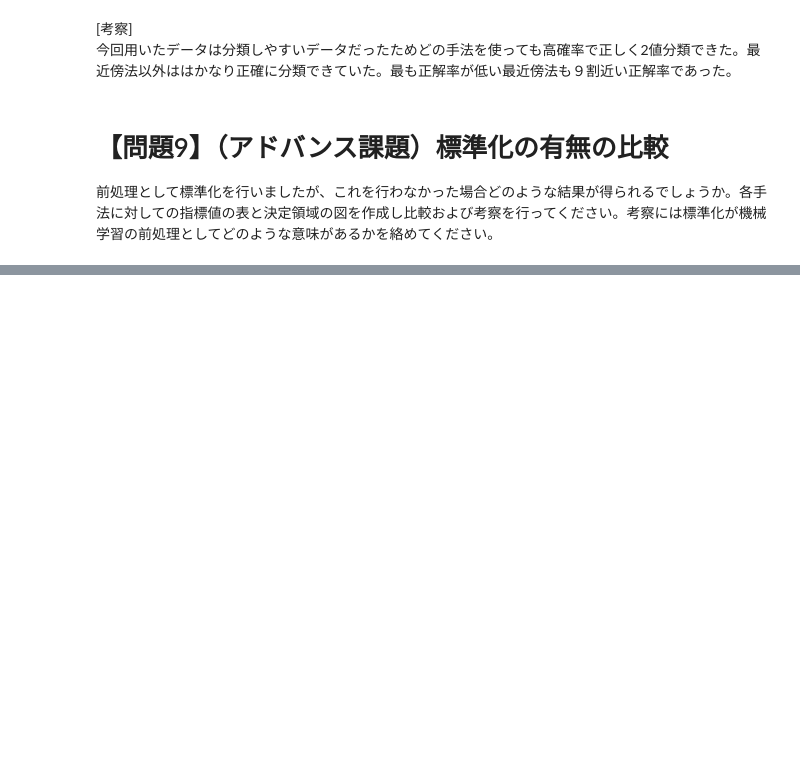
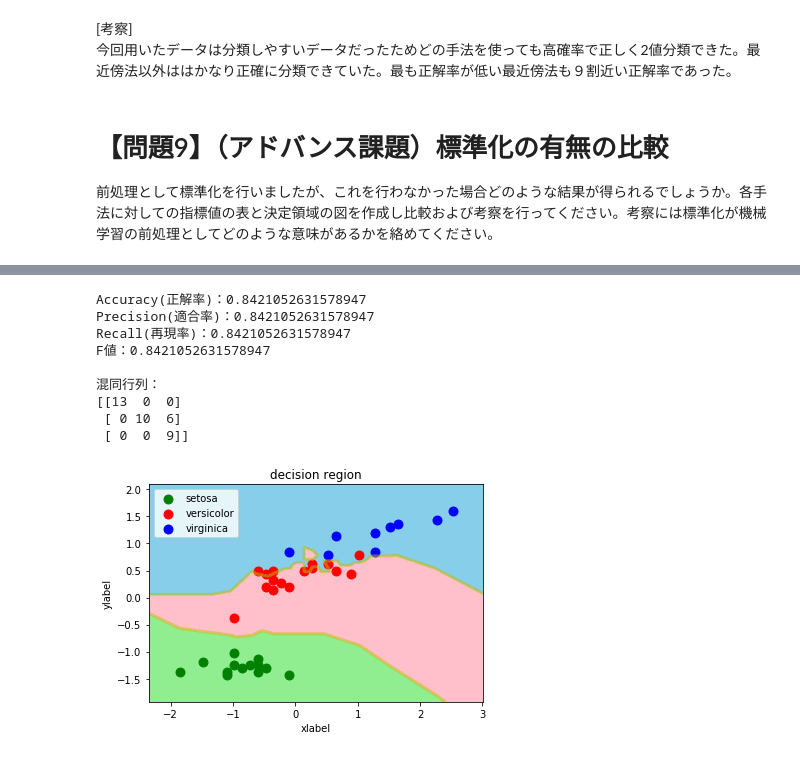
Before and after one commit to Go-to-Ray/diveintocode-ml-1, a Jupyter notebook: week4/week4_task1.ipynb, the cells around one changed output, grey strips where cells are left out. Saved outputs shown, nothing was run; the diff lists cells and outputs as text; code cells hidden in the pictures; blank space fills up the shorter version.

```diff
--- a/week4/week4_task1.ipynb
+++ b/week4/week4_task1.ipynb
@@ -514,0 +574,32 @@ display(pd.DataFrame(values2,index = ["最近傍法","ロジスティック回
+# %%
+df3 = df.drop(["sepal_width","petal_width"],axis = 1)
+X = np.array(df3.iloc[:,:-1])
+y = np.array(df3.species)
+x_train,x_test,y_train,y_test = train_test_split(X,y,test_size = 0.25,random_state=1)
+scaler2 = StandardScaler()
+scaler2.fit(x_train)
+x_std = scaler2.transform(x_train)  #scaler.fit_transform(x_train)で１行でも書ける
+x_std2 = scaler2.fit_transform(x_test)  #テスト用データの標準化も忘れずに行う
+# %%
+#最近傍法(k=1のk近傍法)
+knn = KNeighborsClassifier(n_neighbors = 1)
+knn.fit(x_std,y_train)
+y_pred_m = knn.predict(x_std2)
+values[0,:] = accuracy_score(y_test,y_pred_m),precision_score(y_test,y_pred_m,average="micro"),recall_score(y_test,y_pred_m,average="micro"),f1_score(y_test,y_pred_m,average="micro")
+print("Accuracy(正解率)：{}".format(values[0,0]))
+print("Precision(適合率)：{}".format(values[0,1]))
+print("Recall(再現率)：{}".format(values[0,2]))
+print("F値：{}".format(values[0,3]))
+print("\n混同行列：\n{}".format(confusion_matrix(y_test,y_pred_m)))
+decision_region2(x_std2,y_test,knn)
+# %% [output]
+Accuracy(正解率)：0.8421052631578947
+Precision(適合率)：0.8421052631578947
+Recall(再現率)：0.8421052631578947
+F値：0.8421052631578947
+
+混同行列：
+[[13  0  0]
+ [ 0 10  6]
+ [ 0  0  9]]
+[figure, added]
```
Also changed, not shown: parts of 23 cells of this notebook.
